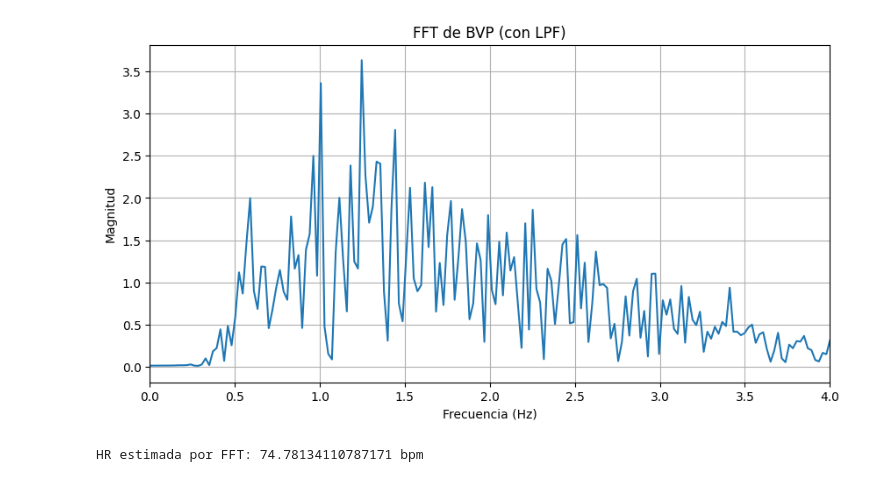
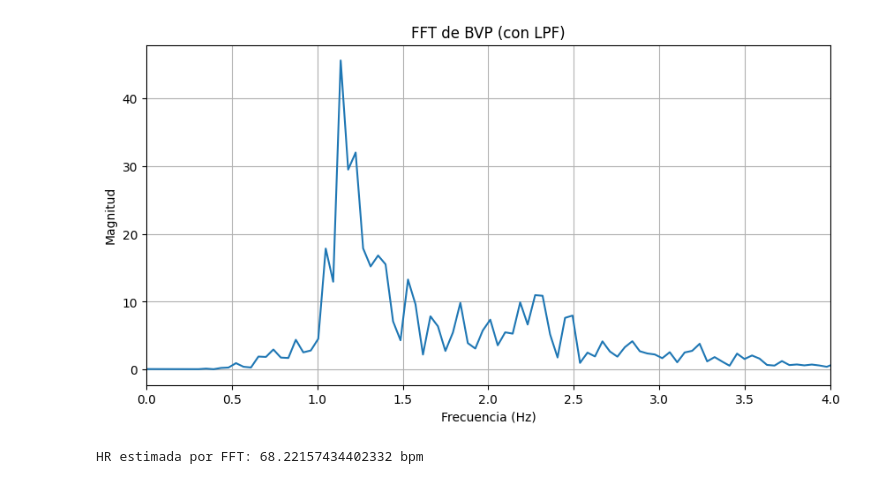
Before and after one commit to MiquelFerreiro/POS, a Jupyter notebook: plot_array.ipynb, the cells around one changed output. Cells and saved outputs as stored; diff of their text form; code cells hidden in the pictures.

```diff
--- a/plot_array.ipynb
+++ b/plot_array.ipynb
@@ -18,39 +18,39 @@ import numpy as np
 import matplotlib.pyplot as plt
 from scipy.signal import butter, filtfilt
 
-fs = 30
+fs = 60
 cutoff = 4
 
 bvp = data
 
 def lowpass(signal, fs, cutoff):
     b, a = butter(
         N=4,
         Wn=cutoff / (fs / 2),
         btype='low'
     )
     return filtfilt(b, a, signal)
 
 bvp_lpf = lowpass(bvp, fs, cutoff)
 
 N = len(bvp_lpf)
 fft_vals = np.fft.rfft(bvp_lpf)
 fft_freqs = np.fft.rfftfreq(N, d=1/fs)
 fft_power = np.abs(fft_vals)
 
 plt.figure(figsize=(10,5))
 plt.plot(fft_freqs, fft_power)
 plt.xlabel("Frecuencia (Hz)")
 plt.ylabel("Magnitud")
 plt.title("FFT de BVP (con LPF)")
 plt.xlim(0, 4)
 plt.grid(True)
 plt.show()
 # %% [output]
-[figure, old version]
+[figure, new version]
 # %%
 peak_freq = fft_freqs[np.argmax(fft_power)]
 hr_fft = peak_freq * 60
 print("HR estimada por FFT:", hr_fft, "bpm")
 # %% [output]
-HR estimada por FFT: 74.78134110787171 bpm
+HR estimada por FFT: 68.22157434402332 bpm
```
Also changed, not shown: parts of 1 cell of this notebook, 9 other files.
